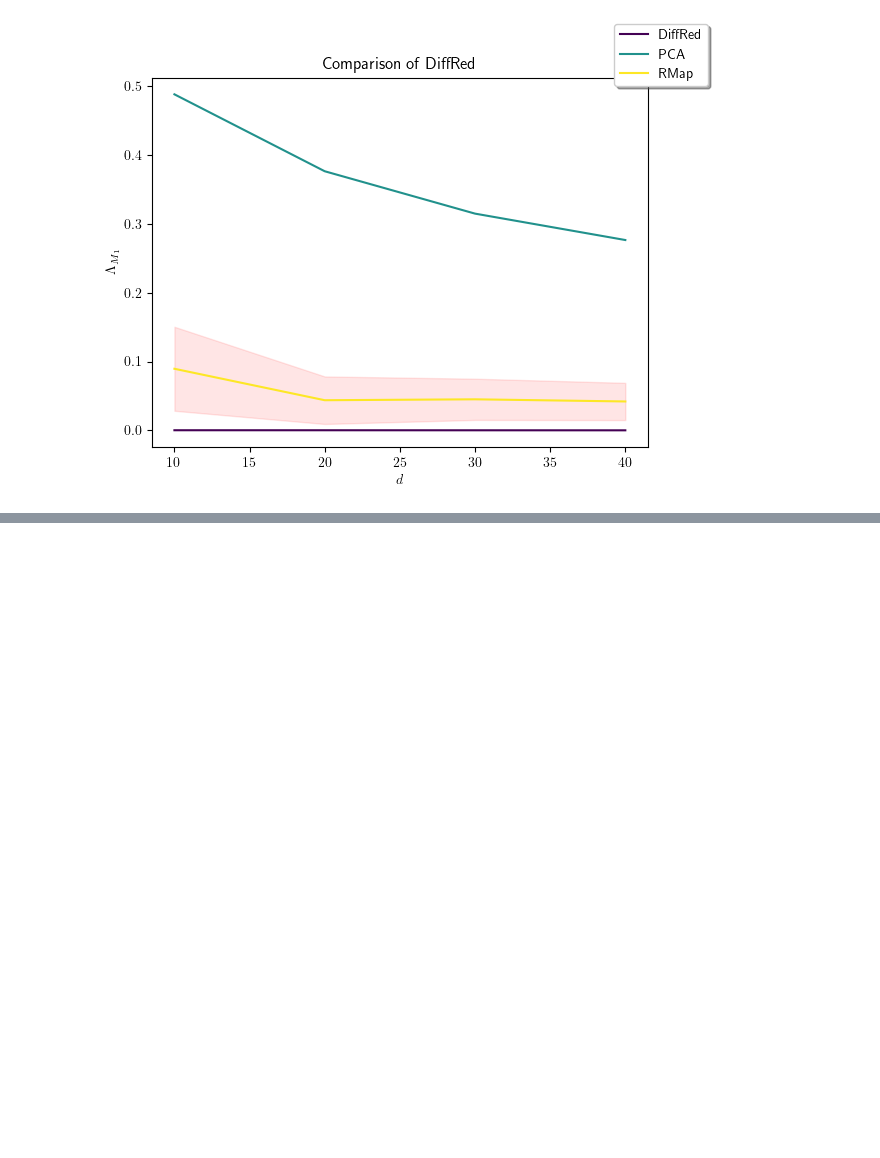
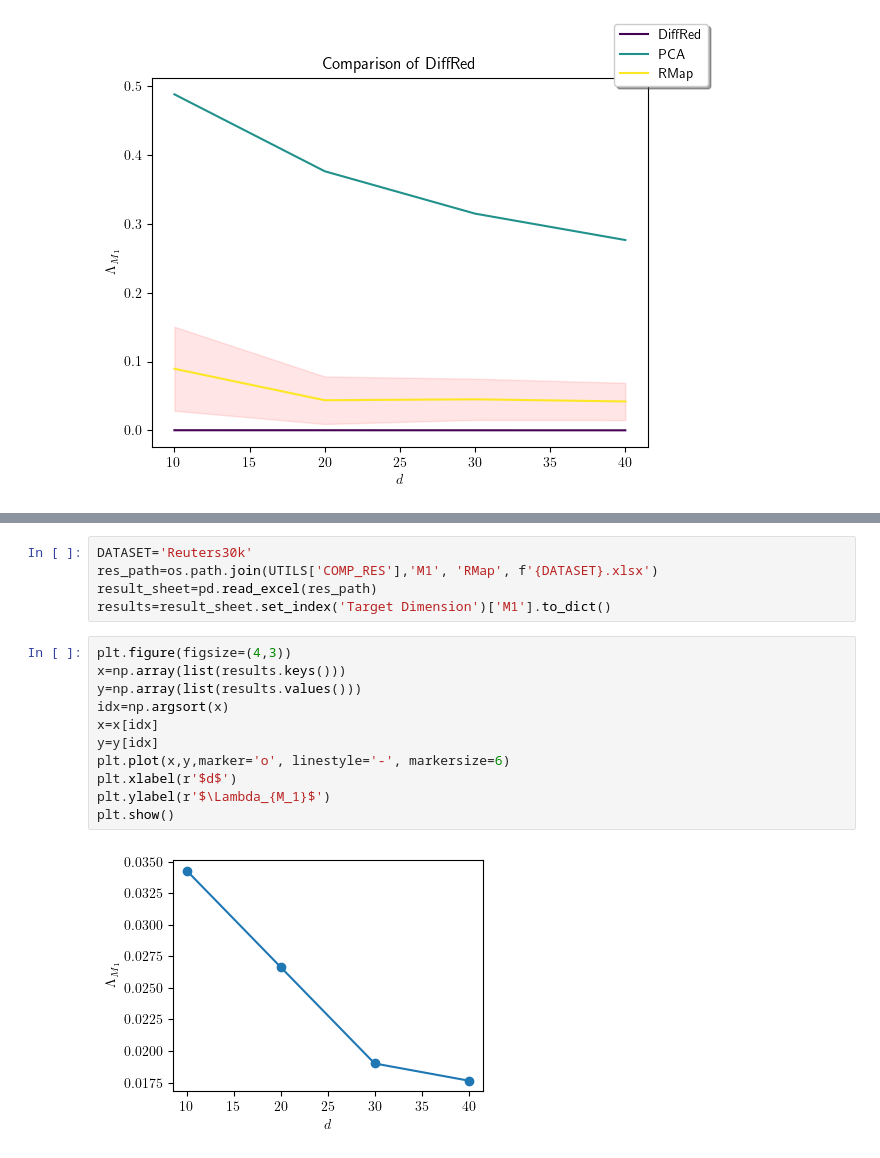
Before and after one commit to S3-Lab-IIT/DiffRed, a Jupyter notebook: Experiments/dimensionality_reduction_metrics/make_plots.ipynb, the cells around one changed output, grey strips where cells are left out. Cells and saved outputs as stored; diff of their text form; blank space fills up the shorter version.

```diff
--- a/Experiments/dimensionality_reduction_metrics/make_plots.ipynb
+++ b/Experiments/dimensionality_reduction_metrics/make_plots.ipynb
@@ -194,0 +251,18 @@ plot(PLOT_DATA2, "Comparison of DiffRed", '$d$', r'$\Lambda_{M_1}$', True, 0.1)
+# %%
+DATASET='Reuters30k'
+res_path=os.path.join(UTILS['COMP_RES'],'M1', 'RMap', f'{DATASET}.xlsx')
+result_sheet=pd.read_excel(res_path)
+results=result_sheet.set_index('Target Dimension')['M1'].to_dict()
+# %%
+plt.figure(figsize=(4,3))
+x=np.array(list(results.keys()))
+y=np.array(list(results.values()))
+idx=np.argsort(x)
+x=x[idx]
+y=y[idx]
+plt.plot(x,y,marker='o', linestyle='-', markersize=6)
+plt.xlabel(r'$d$')
+plt.ylabel(r'$\Lambda_{M_1}$')
+plt.show()
+# %% [output]
+[figure, added]
```
Also changed, not shown: parts of 8 cells of this notebook.
